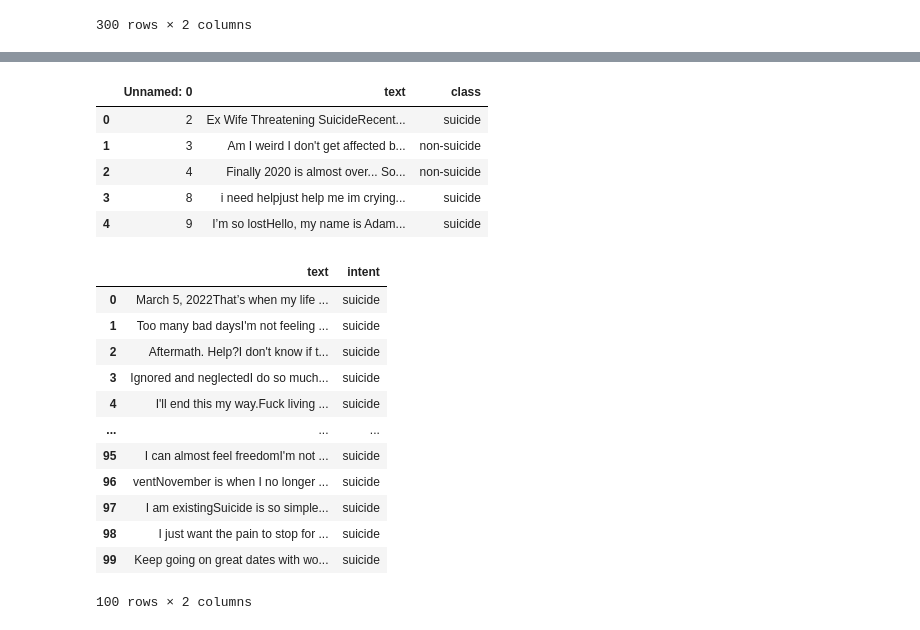
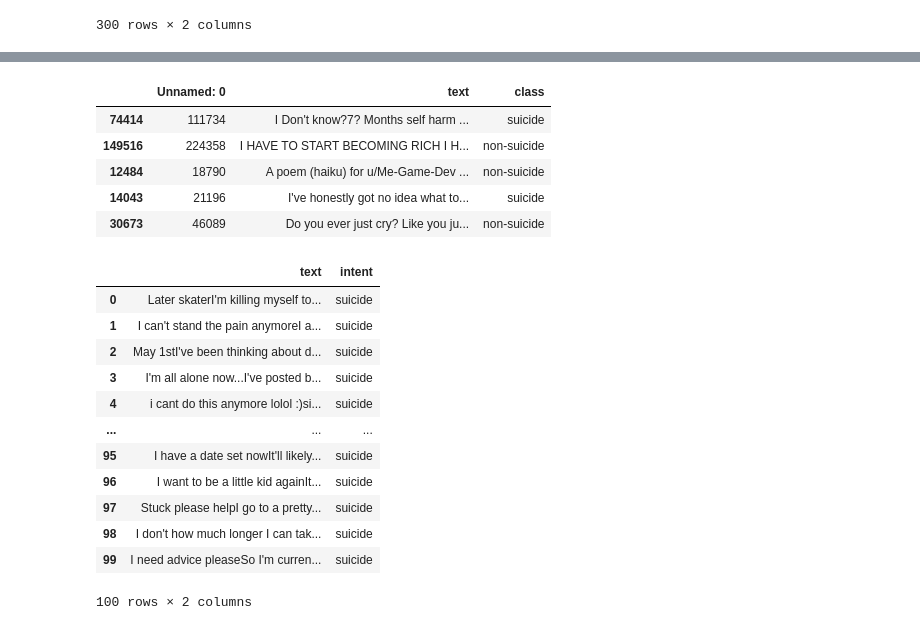
Before and after one commit to daobinhgiang/AI-DS_Showcase, a Jupyter notebook: code/process_data.ipynb, the cells around one changed output, grey strips where cells are left out. Drawn from its saved outputs; the diff is of its cells as text; code cells hidden in the pictures.

```diff
--- a/code/process_data.ipynb
+++ b/code/process_data.ipynb
@@ -194,13 +90,17 @@ df_train
 # %%
 df_suicide = pd.read_csv('../dataset/suicide_detection.csv')
+df_suicide = df_suicide.sample(frac=0.5, random_state=42)
+
+df_suicide.to_csv('../dataset/suicide_sampled.csv', index=False)
+df_suicide = pd.read_csv('../dataset/suicide_sampled.csv')
 df_suicide.head()
 # %% [output]
 |  | Unnamed: 0 | text | class |
-| 0 | 2 | Ex Wife Threatening SuicideRecent... | suicide |
-| 1 | 3 | Am I weird I don't get affected b... | non-suicide |
-| 2 | 4 | Finally 2020 is almost over... So... | non-suicide |
-| 3 | 8 | i need helpjust help me im crying... | suicide |
-| 4 | 9 | I’m so lostHello, my name is Adam... | suicide |
+| 74414 | 111734 | I Don't know?7? Months self harm ... | suicide |
+| 149516 | 224358 | I HAVE TO START BECOMING RICH I H... | non-suicide |
+| 12484 | 18790 | A poem (haiku) for u/Me-Game-Dev ... | non-suicide |
+| 14043 | 21196 | I've honestly got no idea what to... | suicide |
+| 30673 | 46089 | Do you ever just cry? Like you ju... | non-suicide |
 # %%
 df_suicide.drop(columns=['Unnamed: 0'], inplace=True)
 df_suicide.rename(columns={'class': 'intent'}, inplace=True)
@@ -210,17 +110,17 @@ df_suicide = df_suicide.sample(100, random_state=1).reset_index(drop=True)
 df_suicide
 # %% [output]
 |  | text | intent |
-| 0 | March 5, 2022That’s when my life ... | suicide |
-| 1 | Too many bad daysI'm not feeling ... | suicide |
-| 2 | Aftermath. Help?I don't know if t... | suicide |
-| 3 | Ignored and neglectedI do so much... | suicide |
-| 4 | I'll end this my way.Fuck living ... | suicide |
+| 0 | Later skaterI'm killing myself to... | suicide |
+| 1 | I can't stand the pain anymoreI a... | suicide |
+| 2 | May 1stI've been thinking about d... | suicide |
+| 3 | I'm all alone now...I've posted b... | suicide |
+| 4 | i cant do this anymore lolol :)si... | suicide |
 | ... | ... | ... |
-| 95 | I can almost feel freedomI'm not ... | suicide |
-| 96 | ventNovember is when I no longer ... | suicide |
-| 97 | I am existingSuicide is so simple... | suicide |
-| 98 | I just want the pain to stop for ... | suicide |
-| 99 | Keep going on great dates with wo... | suicide |
+| 95 | I have a date set nowIt'll likely... | suicide |
+| 96 | I want to be a little kid againIt... | suicide |
+| 97 | Stuck please helpI go to a pretty... | suicide |
+| 98 | I don't how much longer I can tak... | suicide |
+| 99 | I need advice pleaseSo I'm curren... | suicide |
 100 rows × 2 columns
 # %%
 df_train = pd.concat([df_suicide, df_train], ignore_index=True)
```
Also changed, not shown: parts of 11 cells of this notebook, 3 other files.
